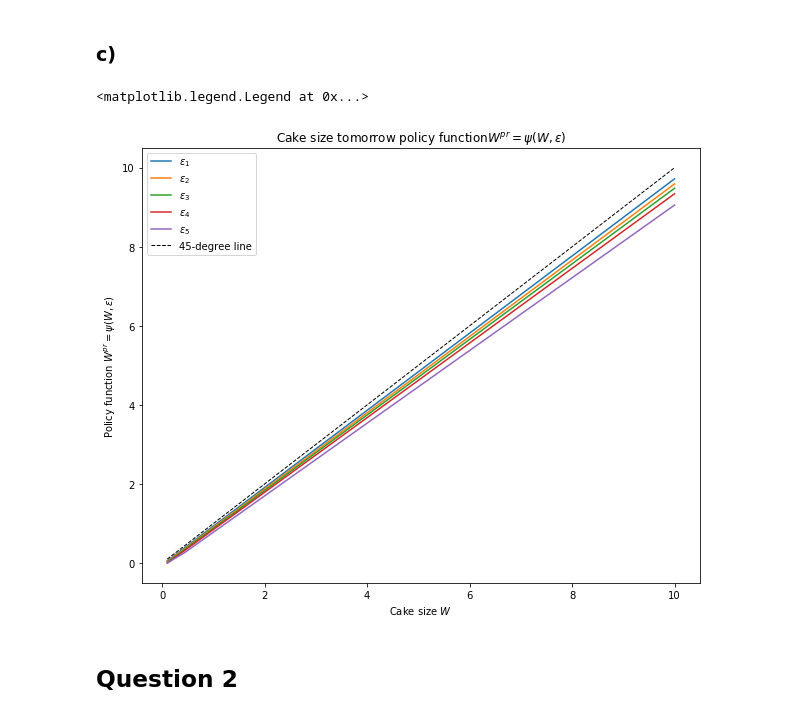
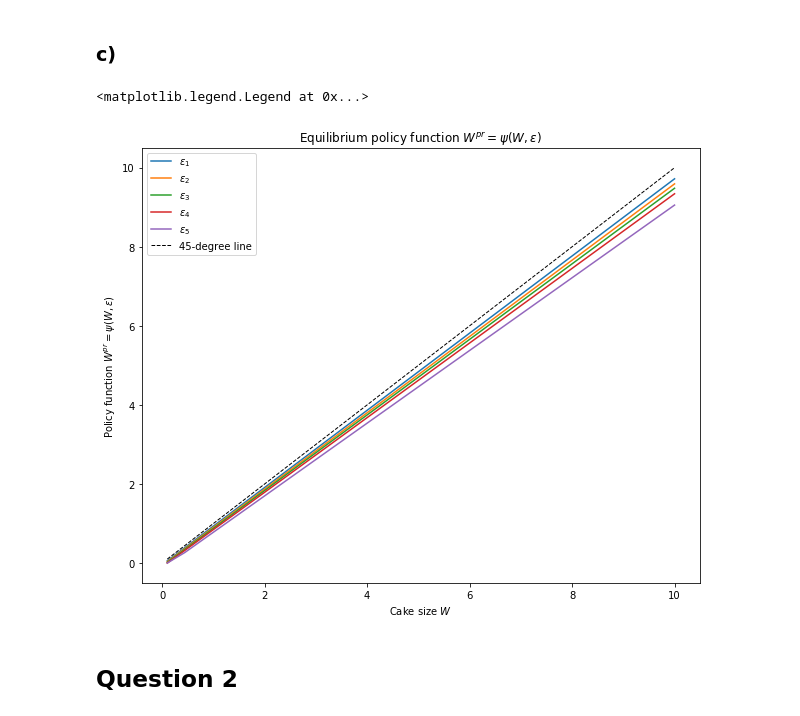
Before and after one commit to luyingjiang/persp-research-econ_Spr20, a Jupyter notebook: ProblemSets/PS3/PS3_Luying_Jiang.ipynb, the cells around one changed output. Drawn from its saved outputs; the diff is of its cells as text; code cells hidden in the pictures.

```diff
--- a/ProblemSets/PS3/PS3_Luying_Jiang.ipynb
+++ b/ProblemSets/PS3/PS3_Luying_Jiang.ipynb
@@ -107,20 +107,20 @@ plt.legend()
 # %%
 plt.figure(figsize=(10,8))
 plt.plot(W_vec, psi_1[:, 0], label='$\epsilon_1$')
 plt.plot(W_vec, psi_1[:, 1], label='$\epsilon_2$')
 plt.plot(W_vec, psi_1[:, 2], label='$\epsilon_3$')
 plt.plot(W_vec, psi_1[:, 3], label='$\epsilon_4$')
 plt.plot(W_vec, psi_1[:, 4], label='$\epsilon_5$')
 plt.plot(W_vec, W_vec, color='black', linewidth=1, linestyle='--',
          label='45-degree line')
-plt.title('Cake size tomorrow policy function' +
-          '$W^{pr}=\psi(W,\epsilon)$')
+plt.title('Equilibrium policy function' +
+          ' $W^{pr}=\psi(W,\epsilon)$')
 plt.xlabel('Cake size $W$')
 plt.ylabel('Policy function $W^{pr}=\psi(W,\epsilon)$')
 plt.legend()
 # %% [output]
 <matplotlib.legend.Legend at 0x...>
-[figure, old version]
+[figure, new version]
 # %% [markdown]
 ## Question 2
 # %% [markdown]
```
Also changed, not shown: parts of 2 cells of this notebook.
